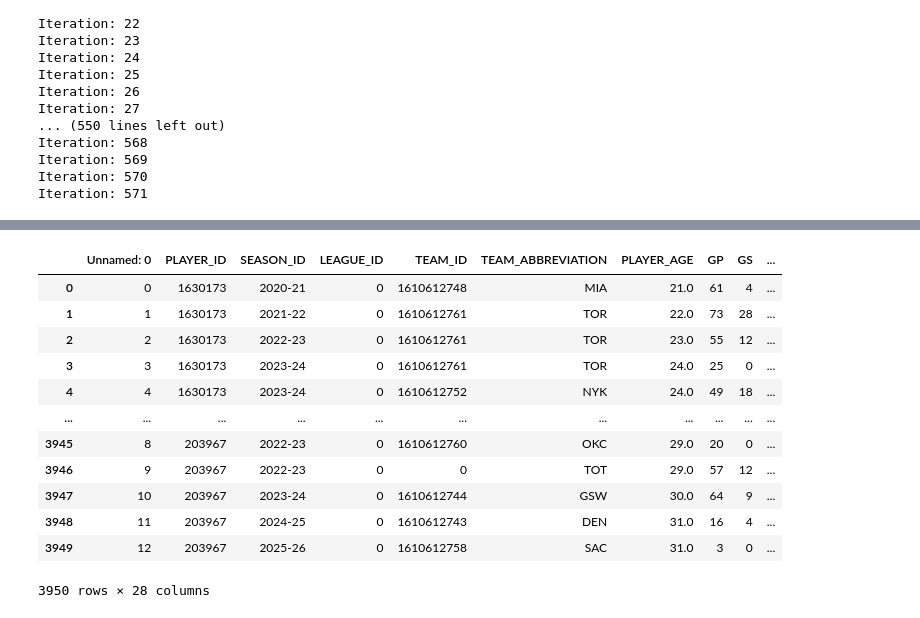
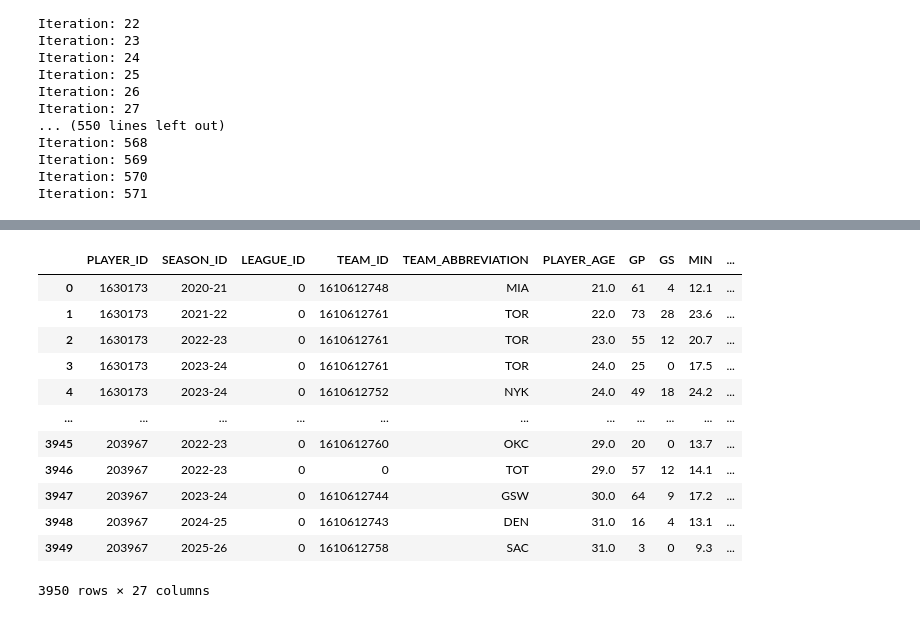
Before and after one commit to kyletp09/NBA_Player_Similarities, a Jupyter notebook: Jupyter_Notebooks/nba_api.ipynb, the cells around one changed output, grey strips where cells are left out. Saved outputs shown, nothing was run; the diff lists cells and outputs as text; code cells hidden in the pictures.

```diff
--- a/Jupyter_Notebooks/nba_api.ipynb
+++ b/Jupyter_Notebooks/nba_api.ipynb
@@ -110,18 +141,18 @@ Trying 1631222
 # %%
 df = pd.read_csv('../Datasets/nba.csv')
-
+df = df.drop(['Unnamed: 0'], axis= 1)
 df
 # %% [output]
-|  | Unnamed: 0 | PLAYER_ID | SEASON_ID | LEAGUE_ID | TEAM_ID | TEAM_ABBREVIATION | PLAYER_AGE | GP | GS | ... |
-| 0 | 0 | 1630173 | 2020-21 | 0 | 1610612748 | MIA | 21.0 | 61 | 4 | ... |
-| 1 | 1 | 1630173 | 2021-22 | 0 | 1610612761 | TOR | 22.0 | 73 | 28 | ... |
-| 2 | 2 | 1630173 | 2022-23 | 0 | 1610612761 | TOR | 23.0 | 55 | 12 | ... |
-| 3 | 3 | 1630173 | 2023-24 | 0 | 1610612761 | TOR | 24.0 | 25 | 0 | ... |
-| 4 | 4 | 1630173 | 2023-24 | 0 | 1610612752 | NYK | 24.0 | 49 | 18 | ... |
+|  | PLAYER_ID | SEASON_ID | LEAGUE_ID | TEAM_ID | TEAM_ABBREVIATION | PLAYER_AGE | GP | GS | MIN | ... |
+| 0 | 1630173 | 2020-21 | 0 | 1610612748 | MIA | 21.0 | 61 | 4 | 12.1 | ... |
+| 1 | 1630173 | 2021-22 | 0 | 1610612761 | TOR | 22.0 | 73 | 28 | 23.6 | ... |
+| 2 | 1630173 | 2022-23 | 0 | 1610612761 | TOR | 23.0 | 55 | 12 | 20.7 | ... |
+| 3 | 1630173 | 2023-24 | 0 | 1610612761 | TOR | 24.0 | 25 | 0 | 17.5 | ... |
+| 4 | 1630173 | 2023-24 | 0 | 1610612752 | NYK | 24.0 | 49 | 18 | 24.2 | ... |
 | ... | ... | ... | ... | ... | ... | ... | ... | ... | ... | ... |
-| 3945 | 8 | 203967 | 2022-23 | 0 | 1610612760 | OKC | 29.0 | 20 | 0 | ... |
-| 3946 | 9 | 203967 | 2022-23 | 0 | 0 | TOT | 29.0 | 57 | 12 | ... |
-| 3947 | 10 | 203967 | 2023-24 | 0 | 1610612744 | GSW | 30.0 | 64 | 9 | ... |
-| 3948 | 11 | 203967 | 2024-25 | 0 | 1610612743 | DEN | 31.0 | 16 | 4 | ... |
-| 3949 | 12 | 203967 | 2025-26 | 0 | 1610612758 | SAC | 31.0 | 3 | 0 | ... |
+| 3945 | 203967 | 2022-23 | 0 | 1610612760 | OKC | 29.0 | 20 | 0 | 13.7 | ... |
+| 3946 | 203967 | 2022-23 | 0 | 0 | TOT | 29.0 | 57 | 12 | 14.1 | ... |
+| 3947 | 203967 | 2023-24 | 0 | 1610612744 | GSW | 30.0 | 64 | 9 | 17.2 | ... |
+| 3948 | 203967 | 2024-25 | 0 | 1610612743 | DEN | 31.0 | 16 | 4 | 13.1 | ... |
+| 3949 | 203967 | 2025-26 | 0 | 1610612758 | SAC | 31.0 | 3 | 0 | 9.3 | ... |
-3950 rows × 28 columns
+3950 rows × 27 columns
```
Also changed, not shown: parts of 6 cells of this notebook, 1 other file.
